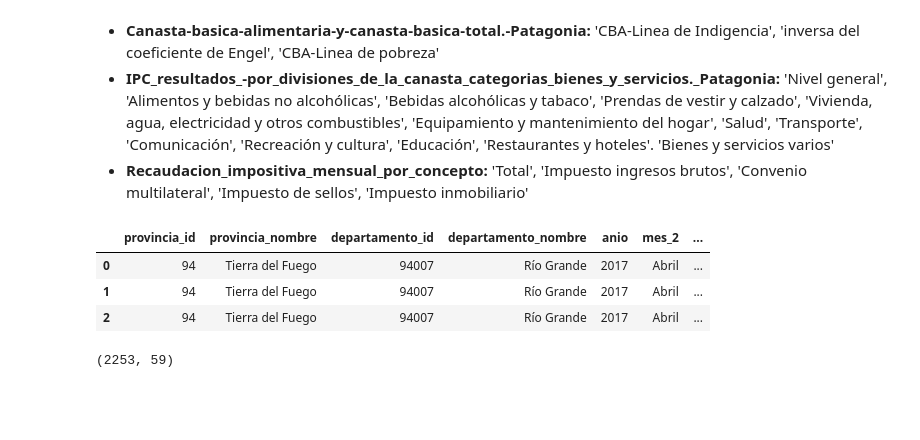
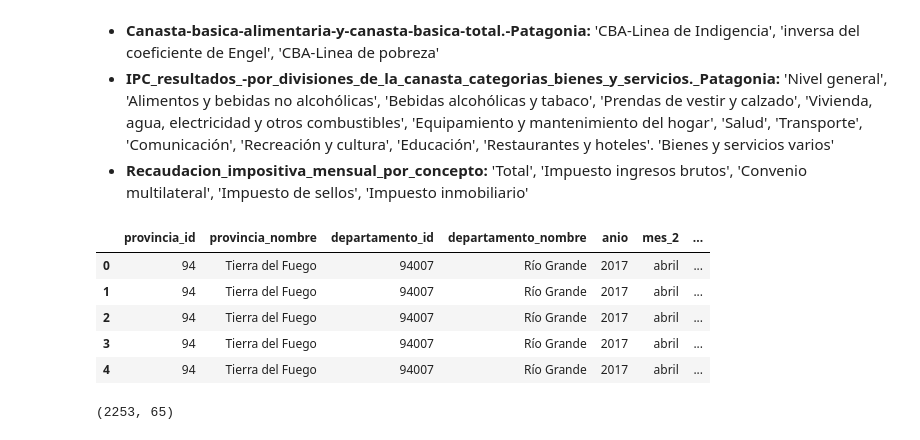
Before and after one commit to caucot/hechos-delictivios-tdf, a Jupyter notebook: notebooks/01_unificacion_dataset.ipynb, the cells around one changed output. Cells and saved outputs as stored; diff of their text form; code cells hidden in the pictures; blank space fills up the shorter version.

```diff
--- a/notebooks/unificacion-datasets.ipynb
+++ b/notebooks/01_unificacion_dataset.ipynb
@@ -427,6 +517,8 @@ df_cba = pd.read_csv(path + r"data/interim/Canasta-basica-alimentaria-y-canasta-
 df_ipc = pd.read_csv(path + r"data/interim/IPC_resultados_-por_divisiones_de_la_canasta_categorias_bienes_y_servicios._Patagonia.csv", delimiter =',')
 # %%
 df_poblacion_departamento = pd.read_csv(path + r"data\interim\Poblacion-estimada-al-1-de-julio-de-cada-ano-calendario-por-sexo-segun-departamento.csv", delimiter =',')
+# %%
+df_exportaciones = pd.read_csv(path + r"data\interim\Exportaciones_por_grandes_rubros.csv", delimiter =',')
 # %% [markdown]
 Nota: Los dataset que tengan un seguimiento de tiempo por trimestre, los meses que correspondan al mismo trimestre guardaran el mismo valor.
 # %%
@@ -590,0 +687,12 @@ df_delictivo.head(3)
+# %%
+#Union del dataset df_exportaciones con df_delictivo
+df_exportaciones['mes'] = df_exportaciones['mes'].astype(str).str.lower().str.strip()
+df_delictivo['mes_2'] = df_delictivo['mes_2'].astype(str).str.lower().str.strip()
+# %%
+df_delictivo = pd.merge(
+    df_delictivo,
+    df_exportaciones,
+    left_on=['anio', 'mes_2', 'departamento_nombre'],
+    right_on=['anio', 'mes', 'departamento_nombre'],
+    how='left'
+)
@@ -600,13 +720,15 @@ df_delictivo.head(3)
 - **Recaudacion_impositiva_mensual_por_concepto:** 'Total', 'Impuesto ingresos brutos', 'Convenio multilateral', 'Impuesto de sellos', 'Impuesto inmobiliario'
 # %%
 pd.set_option("display.max_columns", None)
-df_delictivo.head(3)
+df_delictivo.head(5)
 # %% [output]
 |  | provincia_id | provincia_nombre | departamento_id | departamento_nombre | anio | mes_2 | ... |
-| 0 | 94 | Tierra del Fuego | 94007 | Río Grande | 2017 | Abril | ... |
-| 1 | 94 | Tierra del Fuego | 94007 | Río Grande | 2017 | Abril | ... |
-| 2 | 94 | Tierra del Fuego | 94007 | Río Grande | 2017 | Abril | ... |
+| 0 | 94 | Tierra del Fuego | 94007 | Río Grande | 2017 | abril | ... |
+| 1 | 94 | Tierra del Fuego | 94007 | Río Grande | 2017 | abril | ... |
+| 2 | 94 | Tierra del Fuego | 94007 | Río Grande | 2017 | abril | ... |
+| 3 | 94 | Tierra del Fuego | 94007 | Río Grande | 2017 | abril | ... |
+| 4 | 94 | Tierra del Fuego | 94007 | Río Grande | 2017 | abril | ... |
 # %%
 df_delictivo.shape
 # %% [output]
-(2253, 59)
+(2253, 65)
```
Also changed, not shown: parts of 19 cells of this notebook, 13 other files.
